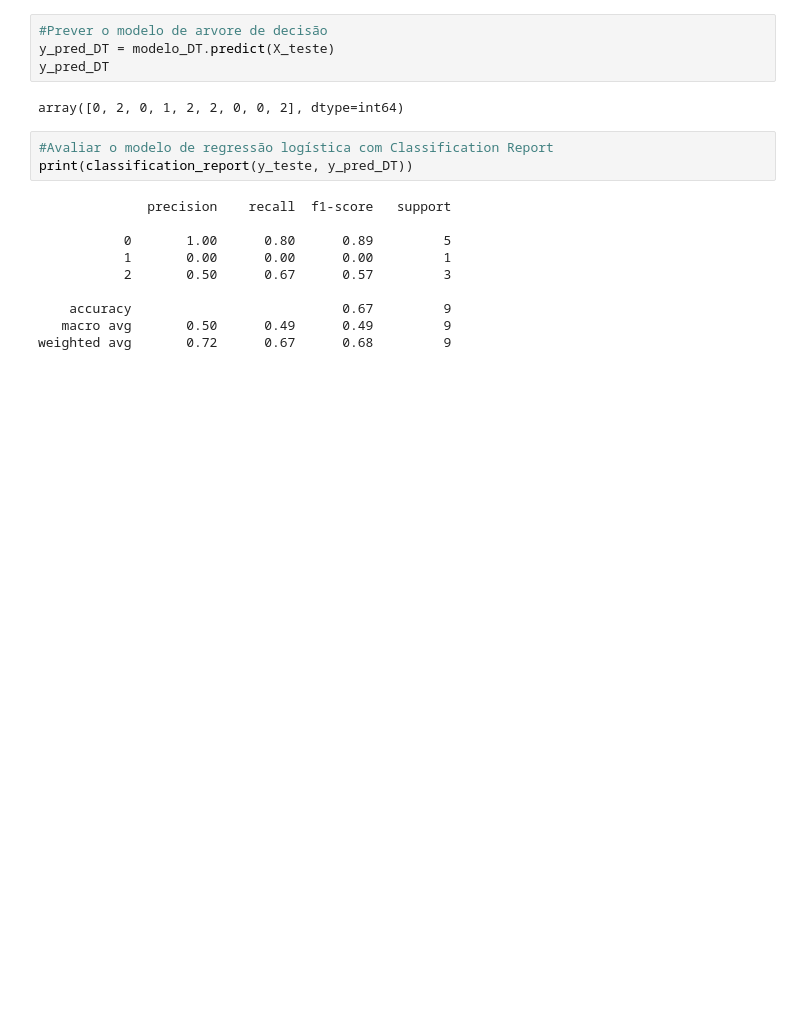
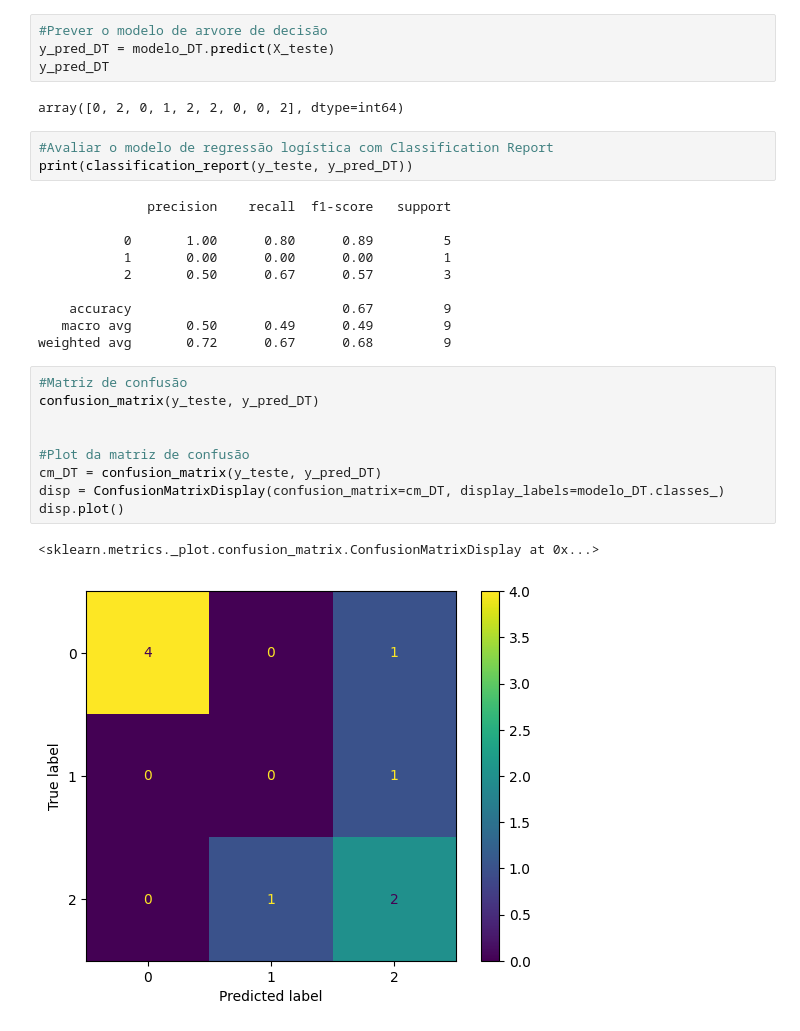
Before and after one commit to abilioepalanga/Modelo-de-previs-o-da-Premier-League-inglesa, a Jupyter notebook: Dados/previsão_2.ipynb, the cells around one changed output. Drawn from its saved outputs; the diff is of its cells as text; blank space fills up the shorter version.

Commit message:
Matriz confusão da arvore de decisão

```diff
--- a/Dados/previsão_2.ipynb
+++ b/Dados/previsão_2.ipynb
@@ -248,3 +248,15 @@ print(classification_report(y_teste, y_pred_DT))
     accuracy                           0.67         9
    macro avg       0.50      0.49      0.49         9
 weighted avg       0.72      0.67      0.68         9
+# %%
+#Matriz de confusão
+confusion_matrix(y_teste, y_pred_DT)
+
+
+#Plot da matriz de confusão
+cm_DT = confusion_matrix(y_teste, y_pred_DT)
+disp = ConfusionMatrixDisplay(confusion_matrix=cm_DT, display_labels=modelo_DT.classes_)
+disp.plot()
+# %% [output]
+<sklearn.metrics._plot.confusion_matrix.ConfusionMatrixDisplay at 0x...>
+[figure, added]
```
Also changed, not shown: parts of 1 cell of this notebook.
